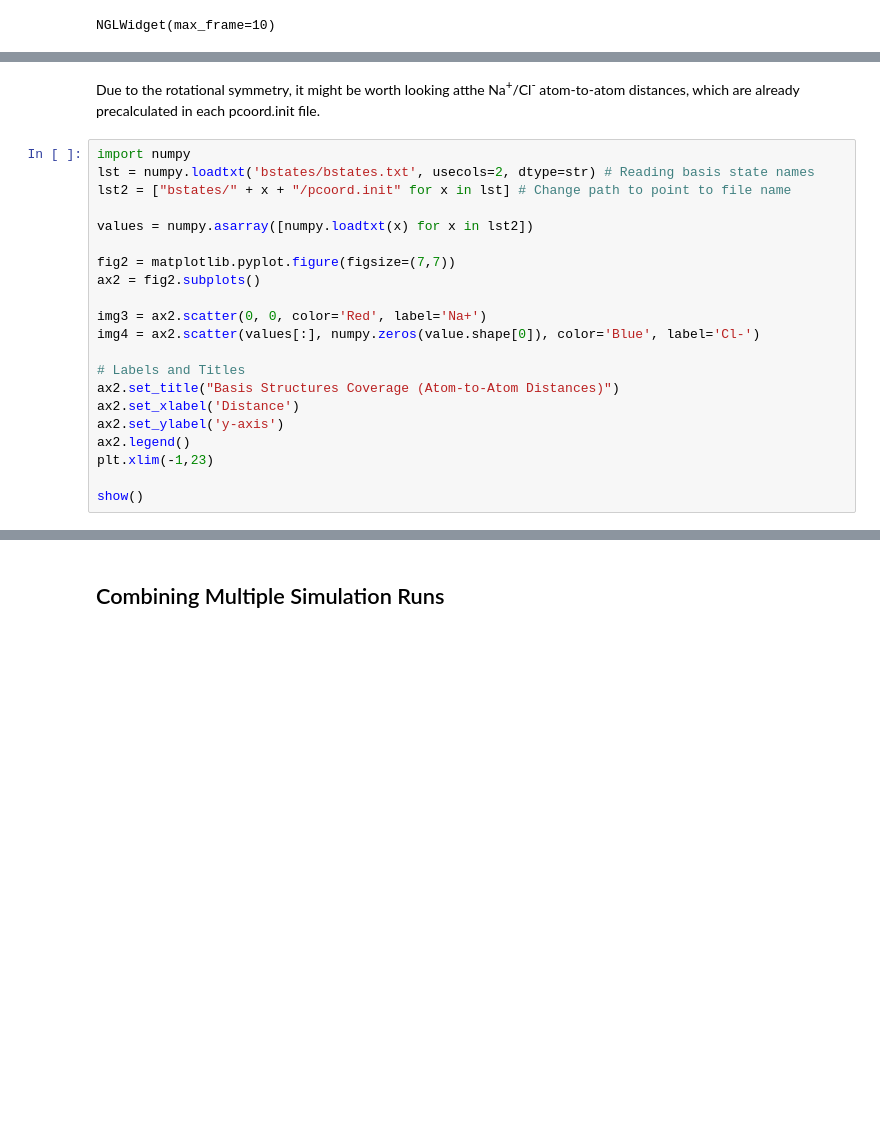
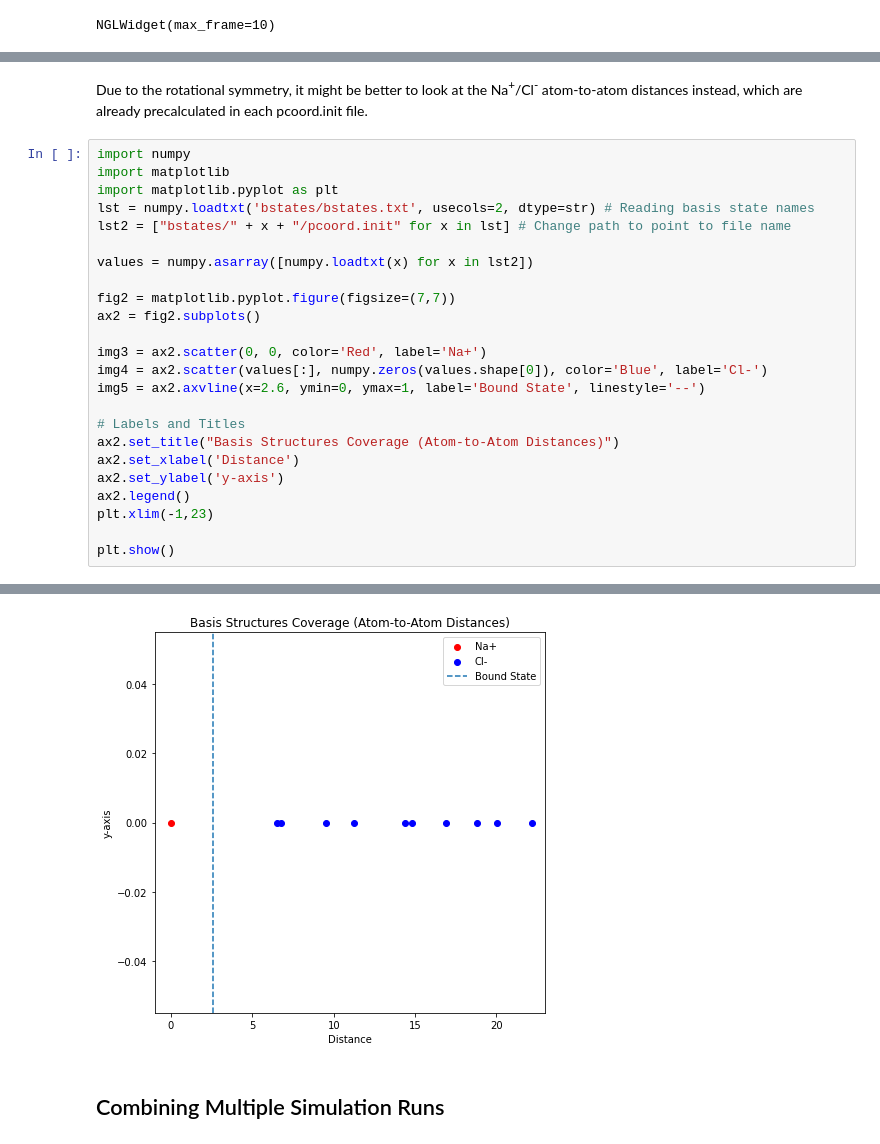
Before and after one commit to westpa/westpa2_tutorials, a Jupyter notebook: basic_nacl/NaCl_Tut.ipynb, the cells around one changed output, grey strips where cells are left out. Cells and saved outputs as stored; diff of their text form; blank space fills up the shorter version.

```diff
--- a/basic_nacl/NaCl_Tut.ipynb
+++ b/basic_nacl/NaCl_Tut.ipynb
@@ -202,9 +202,11 @@ show()
 # %% [output]
 [interactive output not drawn]
 # %% [markdown]
-Due to the rotational symmetry, it might be worth looking atthe Na<sup>+</sup>/Cl<sup>-</sup> atom-to-atom distances, which are already precalculated in each pcoord.init file.
+Due to the rotational symmetry, it might be better to look at the Na<sup>+</sup>/Cl<sup>-</sup> atom-to-atom distances instead, which are already precalculated in each pcoord.init file.
 # %%
 import numpy
+import matplotlib
+import matplotlib.pyplot as plt
 lst = numpy.loadtxt('bstates/bstates.txt', usecols=2, dtype=str) # Reading basis state names
 lst2 = ["bstates/" + x + "/pcoord.init" for x in lst] # Change path to point to file name
 
@@ -214,7 +216,8 @@ fig2 = matplotlib.pyplot.figure(figsize=(7,7))
 ax2 = fig2.subplots()
 
 img3 = ax2.scatter(0, 0, color='Red', label='Na+')
-img4 = ax2.scatter(values[:], numpy.zeros(value.shape[0]), color='Blue', label='Cl-')
+img4 = ax2.scatter(values[:], numpy.zeros(values.shape[0]), color='Blue', label='Cl-')
+img5 = ax2.axvline(x=2.6, ymin=0, ymax=1, label='Bound State', linestyle='--')
 
 # Labels and Titles
 ax2.set_title("Basis Structures Coverage (Atom-to-Atom Distances)")
@@ -223,5 +226,5 @@ ax2.set_ylabel('y-axis')
 ax2.legend()
 plt.xlim(-1,23)
 
-show()
+plt.show()
 # %% [output]
@@ -229,3 +231,4 @@ show()
+[figure, added]
 # %% [markdown]
 ## Combining Multiple Simulation Runs
 # %% [markdown]
```
Also changed, not shown: parts of 5 cells of this notebook.
